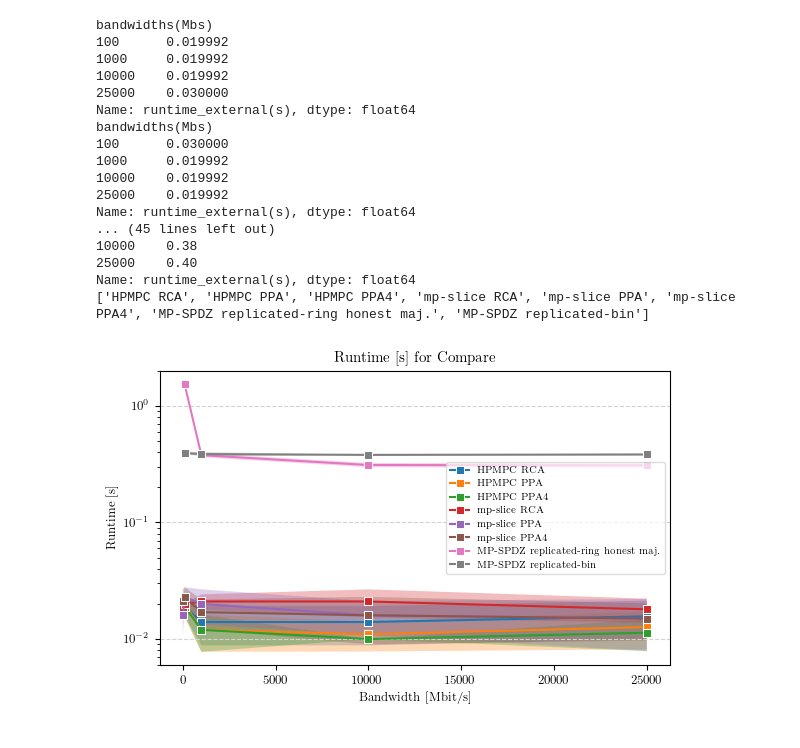
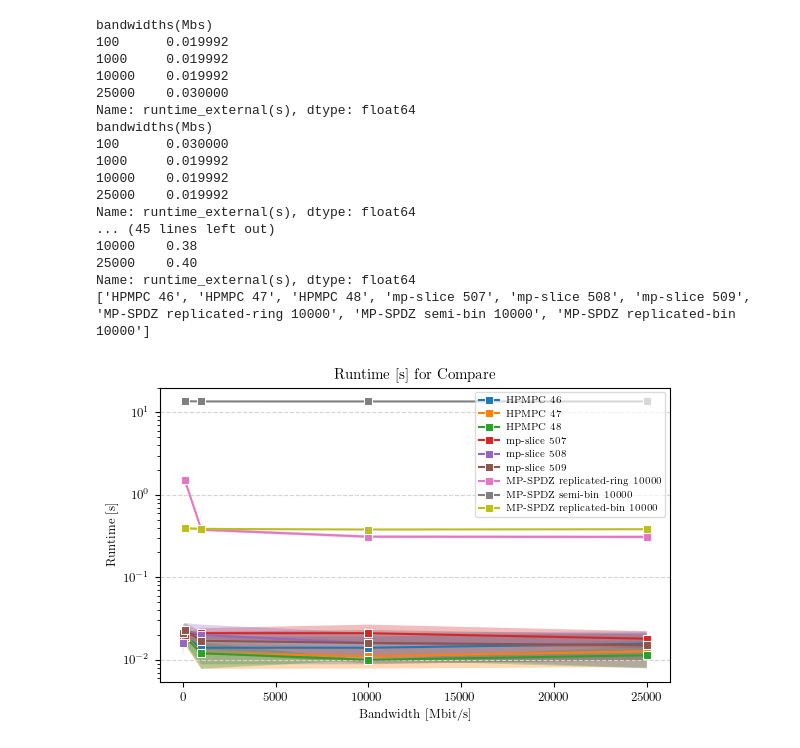
Before and after one commit to aSlunk/results, a Jupyter notebook: mp-slice/02_Compare/Deviation_latency.ipynb, the cells around one changed output. Saved outputs shown, nothing was run; the diff lists cells and outputs as text; code cells hidden in the pictures.

```diff
--- a/mp-slice/02_Compare/Deviation_latency.ipynb
+++ b/mp-slice/02_Compare/Deviation_latency.ipynb
@@ -77,46 +80,34 @@ bandwidth,label=rf.get_bandwidth_deviation(data)
 
 # del bandwidth[3] # DIVISION
 # del bandwidth[3]
 # del label[3]
 # del label[3]
 
 # del bandwidth[-2] # secure min
 # del bandwidth[-2]
 # del label[-2]
 # del label[-2]
 
-del bandwidth[-2]
-del label[-2]
-
-label = ['HPMPC RCA',
-         'HPMPC PPA',
-         'HPMPC PPA4',
-         'mp-slice RCA',
-         'mp-slice PPA',
-         'mp-slice PPA4',
-         'MP-SPDZ replicated-ring honest maj.',
-         'MP-SPDZ replicated-bin']
-
 print(label)
 rf.plot_deviation(bandwidth,label,"test.png",experiment,"Bandwidth [Mbit/s]","Runtime [s]",True)
 # %% [output]
 bandwidths(Mbs)
 100      0.019992
 1000     0.019992
 10000    0.019992
 25000    0.030000
 Name: runtime_external(s), dtype: float64
 bandwidths(Mbs)
 100      0.030000
 1000     0.019992
 10000    0.019992
 25000    0.019992
 Name: runtime_external(s), dtype: float64
 ... (45 lines left out)
 10000    0.38
 25000    0.40
 Name: runtime_external(s), dtype: float64
-['HPMPC RCA', 'HPMPC PPA', 'HPMPC PPA4', 'mp-slice RCA', 'mp-slice PPA', 'mp-slice PPA4', 'MP-SPDZ replicated-ring honest maj.', 'MP-SPDZ replicated-bin']
+['HPMPC 46', 'HPMPC 47', 'HPMPC 48', 'mp-slice 507', 'mp-slice 508', 'mp-slice 509', 'MP-SPDZ replicated-ring 10000', 'MP-SPDZ semi-bin 10000', 'MP-SPDZ replicated-bin 10000']
-[figure, old version]
+[figure, new version]
 # %%
 latency,label=rf.get_latency_deviation(data)
```
Also changed, not shown: parts of 7 cells of this notebook, 4 other files.
